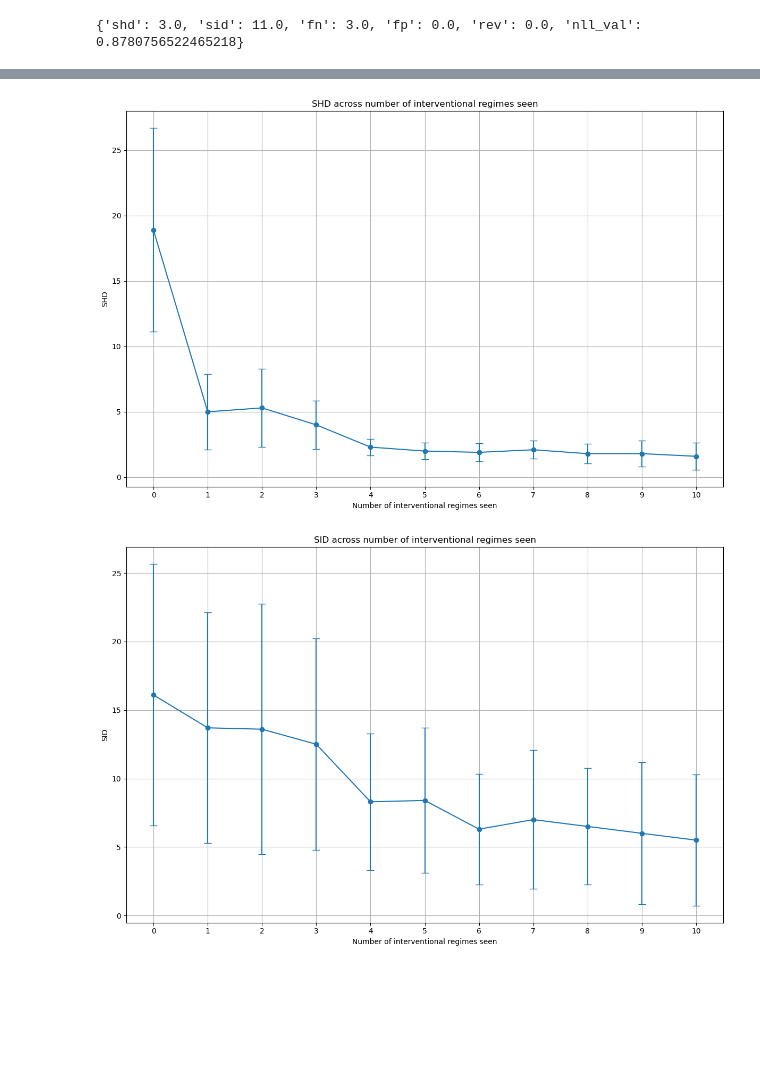
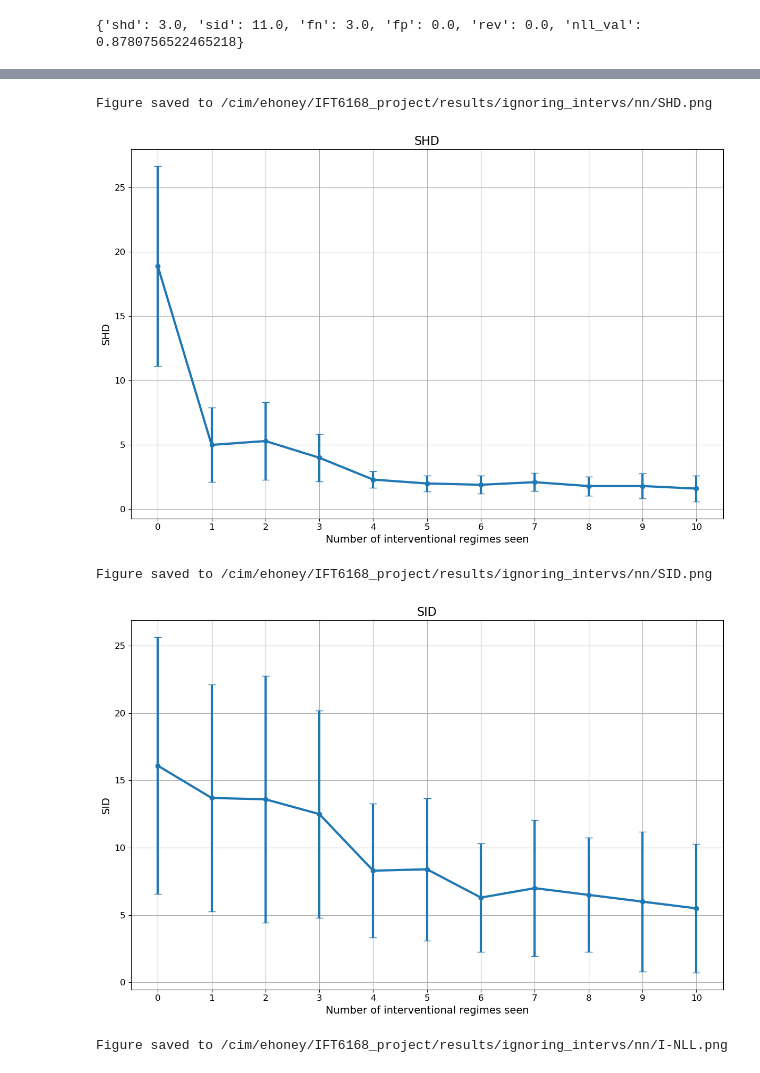
Before and after one commit to ethankreuzer/IFT6168_project, a Jupyter notebook: plot_ignoring_intervs_results.ipynb, the cells around one changed output, grey strips where cells are left out. Drawn from its saved outputs; the diff is of its cells as text; code cells hidden in the pictures; blank space fills up the shorter version.

```diff
--- a/plot_ignoring_intervs_results.ipynb
+++ b/plot_ignoring_intervs_results.ipynb
@@ -103,14 +111,20 @@ for metric_key, data in transposed_data.items():
     stds = [np.std([data[dataset_index][i] for dataset_index in dataset_indices if data[dataset_index][i] is not None]) for i in range(len(x_labels))]
 
     # Plot the mean with error bars
-    plt.errorbar(x_labels, means, yerr=stds, fmt='-o', capsize=5, label=f"{metric_key.upper()} Mean ± Std")
+    plt.errorbar(x_labels, means, yerr=stds, fmt='-o', capsize=5, label=f"{metric_key.upper()} Mean ± Std", linewidth=3)
 
-    plt.xlabel("Number of interventional regimes seen")
+    plt.xlabel("Number of interventional regimes seen", fontsize=14)
     metric_str = 'I-NLL' if metric_key == 'nll_val' else metric_key.upper()
-    plt.ylabel(metric_str)
-    plt.title(f"{metric_str} across number of interventional regimes seen")
-    plt.xticks(ticks=x_labels, labels=[str(label) for label in x_labels], rotation=0)
+    plt.ylabel(metric_str, fontsize=14)
+    plt.title(f"{metric_str}", fontsize=16)
+    plt.xticks(ticks=x_labels, labels=[str(label) for label in x_labels], rotation=0, fontsize=12)
+    plt.yticks(fontsize=12)
     plt.grid(True)
     plt.tight_layout()
+
+    # Save the figure to a file
+    save_path = os.path.join('/cim/ehoney/IFT6168_project/results/ignoring_intervs', 'linear', f"{metric_str}.png")
+    plt.savefig(save_path)
+    print(f"Figure saved to {save_path}")
     plt.show()
 # %% [output]
@@ -162,13 +179,18 @@ for metric_key, data in transposed_data.items():
     for dataset_index, values in data.items():
         plt.plot(x_labels, values, label=f"Dataset: {dataset_index}")
 
-    plt.xlabel("Number of interventional regimes seen")
+    plt.xlabel("Number of interventional regimes seen", fontsize=14)
     metric_str = 'I-NLL' if metric_key == 'nll_val' else metric_key.upper()
-    plt.ylabel(metric_str)
-    plt.title(f"{metric_str} across number of interventional regimes seen")
-    plt.xticks(ticks=x_labels, labels=[str(label) for label in x_labels], rotation=0)
+    plt.ylabel(metric_str, fontsize=14)
+    plt.title(f"{metric_str}", fontsize=16)
+    plt.xticks(ticks=x_labels, labels=[str(label) for label in x_labels], rotation=0, fontsize=12)
+    plt.yticks(fontsize=12)
     plt.legend(loc='upper right')
     plt.grid(True)
     plt.tight_layout()
+    # Save the figure to a file
+    save_path = os.path.join('/cim/ehoney/IFT6168_project/results/ignoring_intervs', 'nn', f"{metric_str}_multi.png")
+    plt.savefig(save_path)
+    print(f"Figure saved to {save_path}")
     plt.show()
 # %% [output]
@@ -178,23 +203,32 @@ for metric_key, data in transposed_data.items():
 # %%
 # Plot each metric separately with regimes on the x-axis, summarizing datasets with error bars
 for metric_key, data in transposed_data.items():
     plt.figure(figsize=(12, 8))
 
     # Calculate mean and standard deviation for each regime across datasets
     means = [np.mean([data[dataset_index][i] for dataset_index in dataset_indices if data[dataset_index][i] is not None]) for i in range(len(x_labels))]
     stds = [np.std([data[dataset_index][i] for dataset_index in dataset_indices if data[dataset_index][i] is not None]) for i in range(len(x_labels))]
 
     # Plot the mean with error bars
-    plt.errorbar(x_labels, means, yerr=stds, fmt='-o', capsize=5, label=f"{metric_key.upper()} Mean ± Std")
+    plt.errorbar(x_labels, means, yerr=stds, fmt='-o', capsize=5, label=f"{metric_key.upper()} Mean ± Std", linewidth=3)
 
-    plt.xlabel("Number of interventional regimes seen")
+    plt.xlabel("Number of interventional regimes seen", fontsize=14)
     metric_str = 'I-NLL' if metric_key == 'nll_val' else metric_key.upper()
-    plt.ylabel(metric_str)
-    plt.title(f"{metric_str} across number of interventional regimes seen")
-    plt.xticks(ticks=x_labels, labels=[str(label) for label in x_labels], rotation=0)
+    plt.ylabel(metric_str, fontsize=14)
+    plt.title(f"{metric_str}", fontsize=16)
+    plt.xticks(ticks=x_labels, labels=[str(label) for label in x_labels], rotation=0, fontsize=12)
+    plt.yticks(fontsize=12)
     plt.grid(True)
     plt.tight_layout()
+
+    # Save the figure to a file
+    save_path = os.path.join('/cim/ehoney/IFT6168_project/results/ignoring_intervs', 'nn', f"{metric_str}.png")
+    plt.savefig(save_path)
+    print(f"Figure saved to {save_path}")
     plt.show()
 # %% [output]
+Figure saved to /cim/ehoney/IFT6168_project/results/ignoring_intervs/nn/SHD.png
-[figure, old version]
+[figure, new version]
+Figure saved to /cim/ehoney/IFT6168_project/results/ignoring_intervs/nn/SID.png
-[figure, old version]
+[figure, new version]
+Figure saved to /cim/ehoney/IFT6168_project/results/ignoring_intervs/nn/I-NLL.png
```
Also changed, not shown: parts of 4 cells of this notebook, 26 other files.
